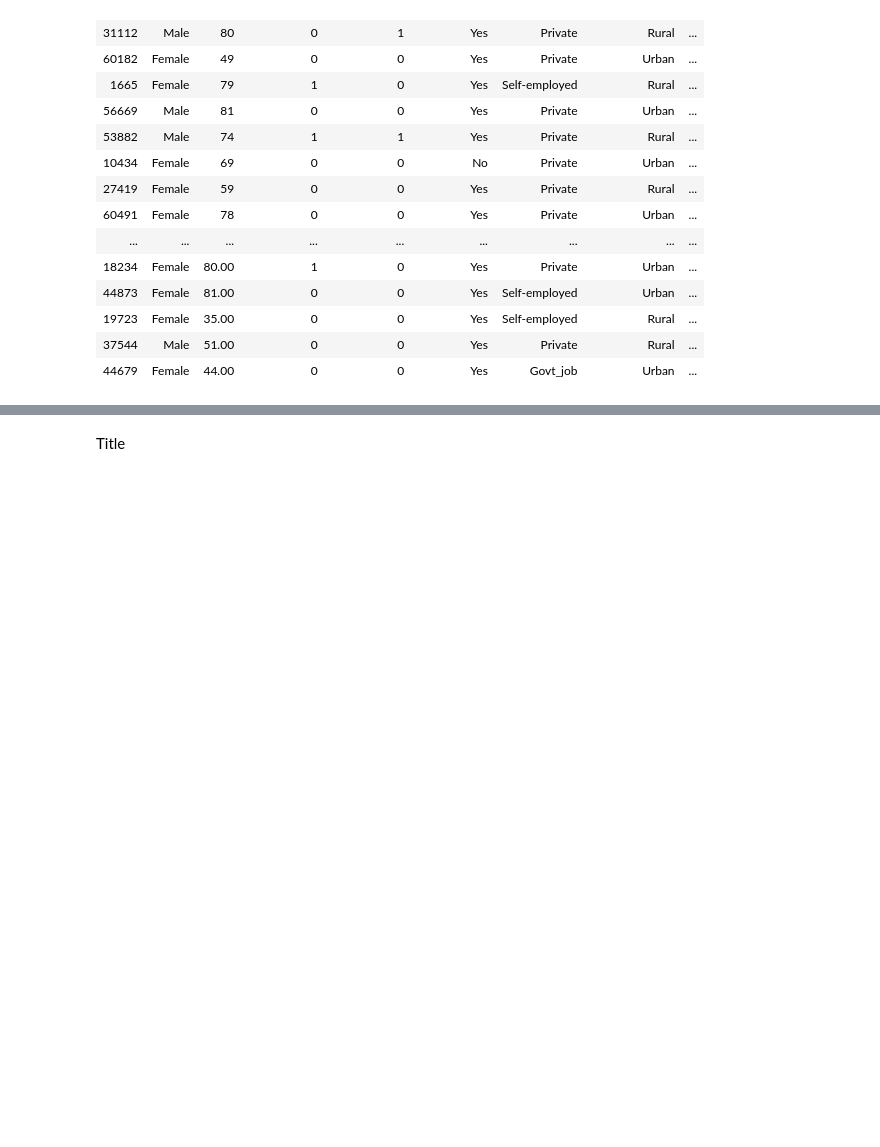
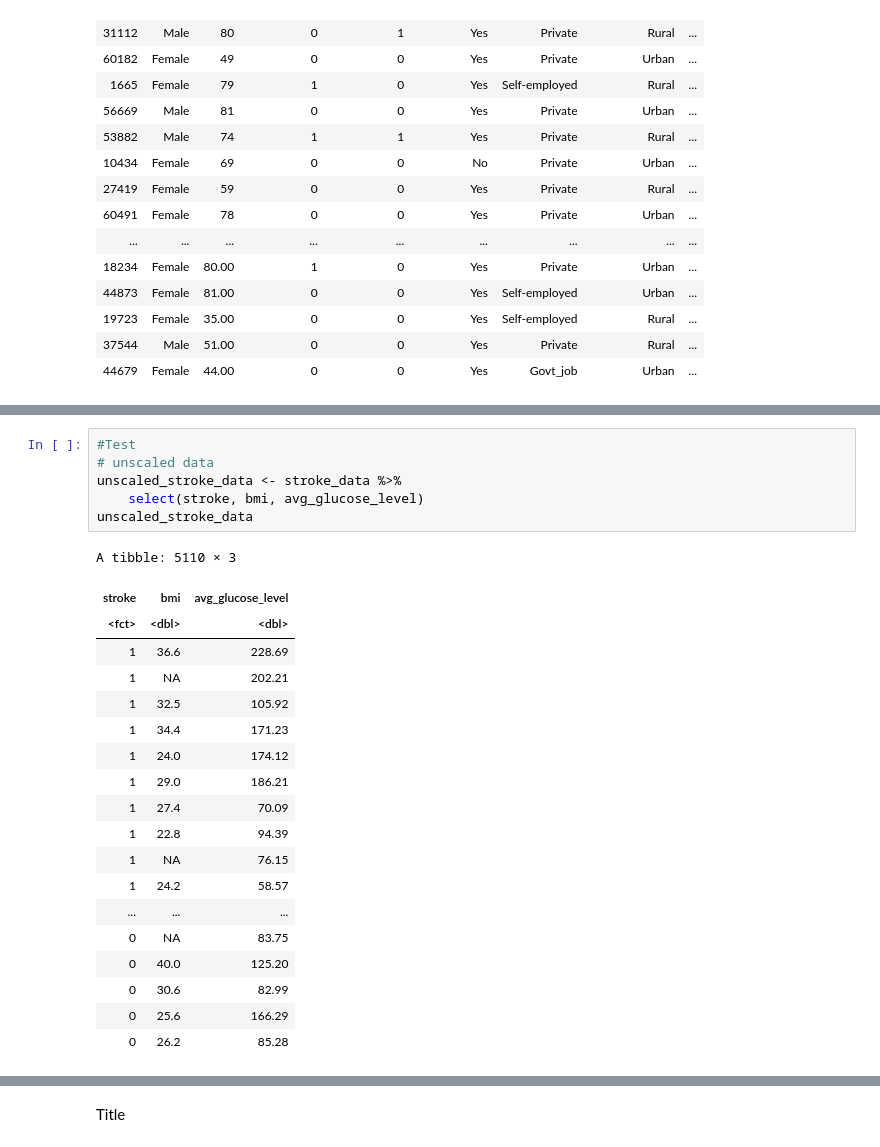
Before and after one commit to jordanjzhao/data-science-stroke-prediction, a Jupyter notebook: project_proposal.ipynb, the cells around one changed output, grey strips where cells are left out. Drawn from its saved outputs; the diff is of its cells as text; blank space fills up the shorter version.

```diff
--- a/project_proposal.ipynb
+++ b/project_proposal.ipynb
@@ -63,0 +186,26 @@ A spec_tbl_df: 5110 × 12
+# %%
+#Test
+# unscaled data
+unscaled_stroke_data <- stroke_data %>%
+    select(stroke, bmi, avg_glucose_level)
+unscaled_stroke_data
+# %% [output]
+A tibble: 5110 × 3
+| stroke | bmi | avg_glucose_level |
+| <fct> | <dbl> | <dbl> |
+| 1 | 36.6 | 228.69 |
+| 1 | NA | 202.21 |
+| 1 | 32.5 | 105.92 |
+| 1 | 34.4 | 171.23 |
+| 1 | 24.0 | 174.12 |
+| 1 | 29.0 | 186.21 |
+| 1 | 27.4 | 70.09 |
+| 1 | 22.8 | 94.39 |
+| 1 | NA | 76.15 |
+| 1 | 24.2 | 58.57 |
+| ... | ... | ... |
+| 0 | NA | 83.75 |
+| 0 | 40.0 | 125.20 |
+| 0 | 30.6 | 82.99 |
+| 0 | 25.6 | 166.29 |
+| 0 | 26.2 | 85.28 |
```
Also changed, not shown: parts of 13 cells of this notebook.
